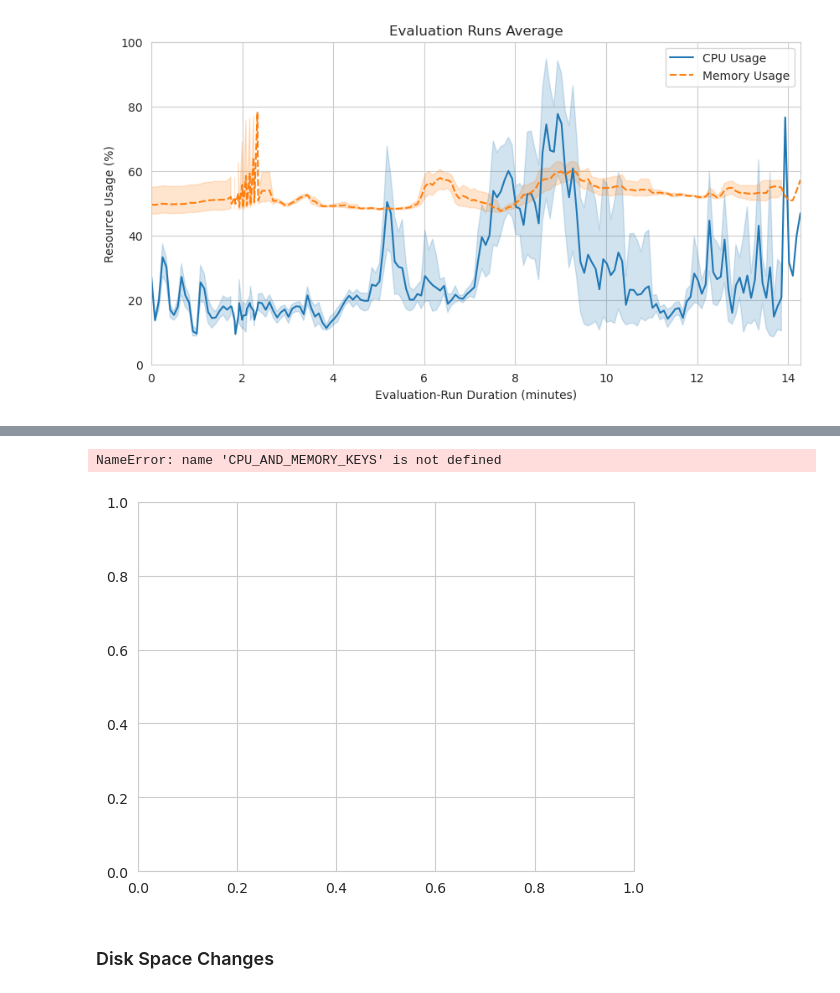
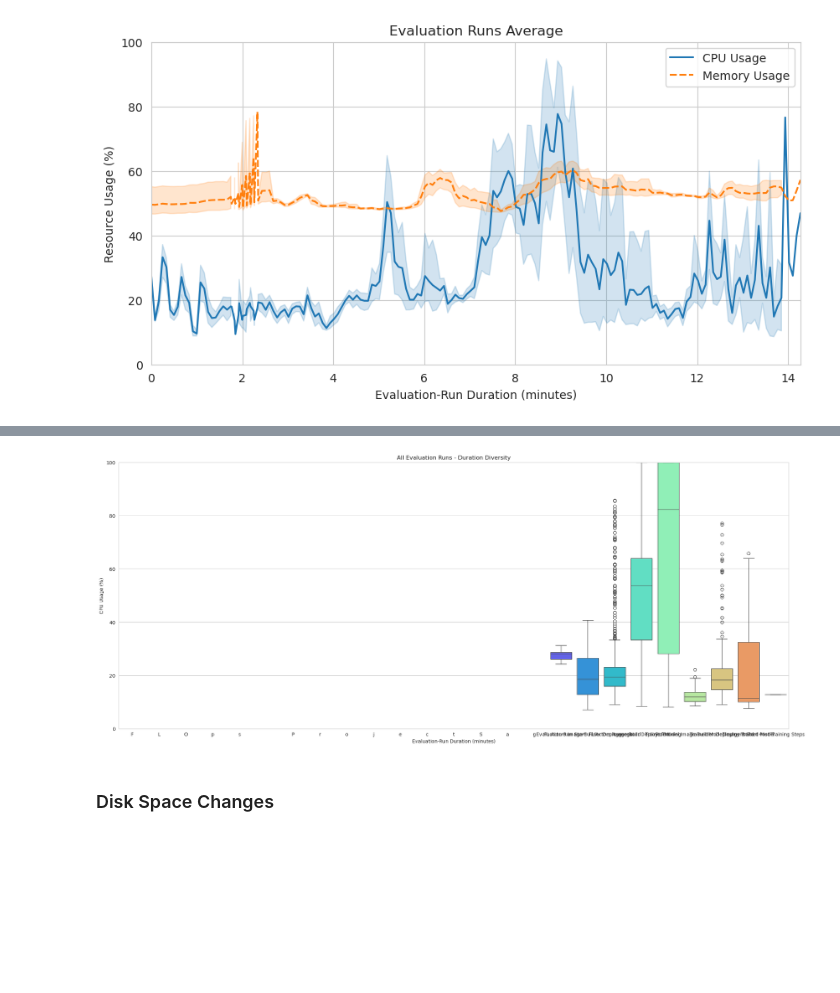
Before and after one commit to oakestra/oakestra-cli, a Jupyter notebook: oak_cli/evaluation/addons/flops/current_tmp_csv_graphs.ipynb, the cells around one changed output, grey strips where cells are left out. Cells and saved outputs as stored; diff of their text form; code cells hidden in the pictures; blank space fills up the shorter version.

```diff
--- a/oak_cli/evaluation/addons/flops/current_tmp_csv_graphs.ipynb
+++ b/oak_cli/evaluation/addons/flops/current_tmp_csv_graphs.ipynb
@@ -224,51 +232,0 @@ draw_graph(
-# %%
-fig, ax = plt.subplots()
-
-#df = df[df[ResourcesCSVKeys.EVALUATION_RUN_ID.value] == 1]
-
-#_df =
-
-sns.lineplot(data=df[CPU_AND_MEMORY_KEYS])
-
-class Stage_Info(BaseModel):
-    stage: EvaluationRunFLOpsProjectStage
-    start: float = 0
-    end: float = 0
-
-stages: List[Stage_Info] = []
-last_stage = ""
-for index, row in df.iterrows():
-    current_stage = EvaluationRunFLOpsProjectStage(row[FLOpsExclusiveCSVKeys.FLOPS_PROJECT_STAGE.value])
-
-    if last_stage == "":
-        last_stage = current_stage
-        stages.append(Stage_Info(start=0, stage=current_stage))
-
-    if last_stage != current_stage:
-        last_stage = current_stage
-        plt.axvline(x=index, color='grey', linestyle='--', ymax=100)
-        _last_stage = stages[-1]
-        _last_stage.end = float(index)
-        next_stage = Stage_Info(start=index, stage=current_stage)
-        stages.append(next_stage)
-
-stages[-1].end = max(df.index)
-for stage_info in stages:
-    plt.fill_between(
-        (stage_info.start,stage_info.end),
-        100,
-        color=sns.color_palette(palette="tab10", n_colors=len(list(FLOpsExclusiveCSVKeys.FLOPS_PROJECT_STAGE)))[FLOPS_STAGES_INDEX_MAP[stage_info.stage]],
-        #alpha=0.1
-        alpha=0.3
-    )
-
-plt.xlabel(get_evaluation_run_duration_label())
-plt.ylabel("Resource Usage (%)")
-
-plt.xlim([0, max(df.index)])
-plt.ylim(0, 100)
-
-plt.show()
-# %% [output]
-NameError: name 'CPU_AND_MEMORY_KEYS' is not defined
-[figure, removed]
@@ -295,3 +233,31 @@ plt.show()
+# %%
+# Memory Usage of all Evaluation Runs
+draw_graph(
+    title="All Evaluation Runs - Duration Diversity",
+    y_lable="CPU Usage (%)",
+    size=(25, 10),
+    data=df,
+    plot_functions=[
+        lambda: sns.violinplot(
+            x=STAGE_KEY,
+            y=CPU_KEY,
+            data=df,
+            hue=STAGE_KEY,
+            alpha=0.3,
+            palette=flops_palette,
+        ),
+        lambda: sns.boxplot(
+            x=STAGE_KEY,
+            y=CPU_KEY,
+            data=df,
+            hue=STAGE_KEY,
+            palette=flops_palette,
+        ),
+    ],
+    ignore_x_lim= True,
+)
+# %% [output]
+[figure, added]
 # %%
 plt.figure(figsize=(25, 10))
 sns.violinplot(
```
Also changed, not shown: parts of 5 cells of this notebook.
